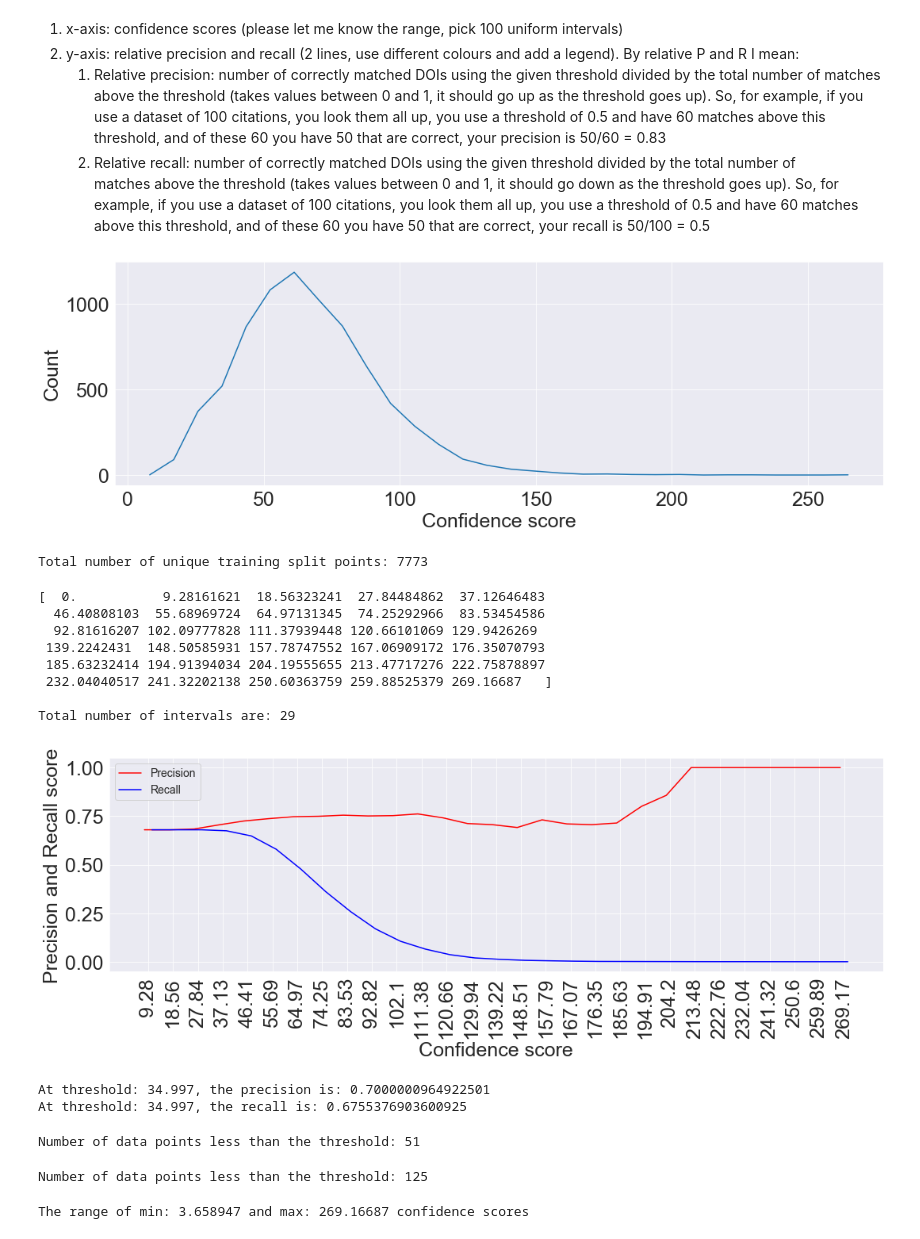
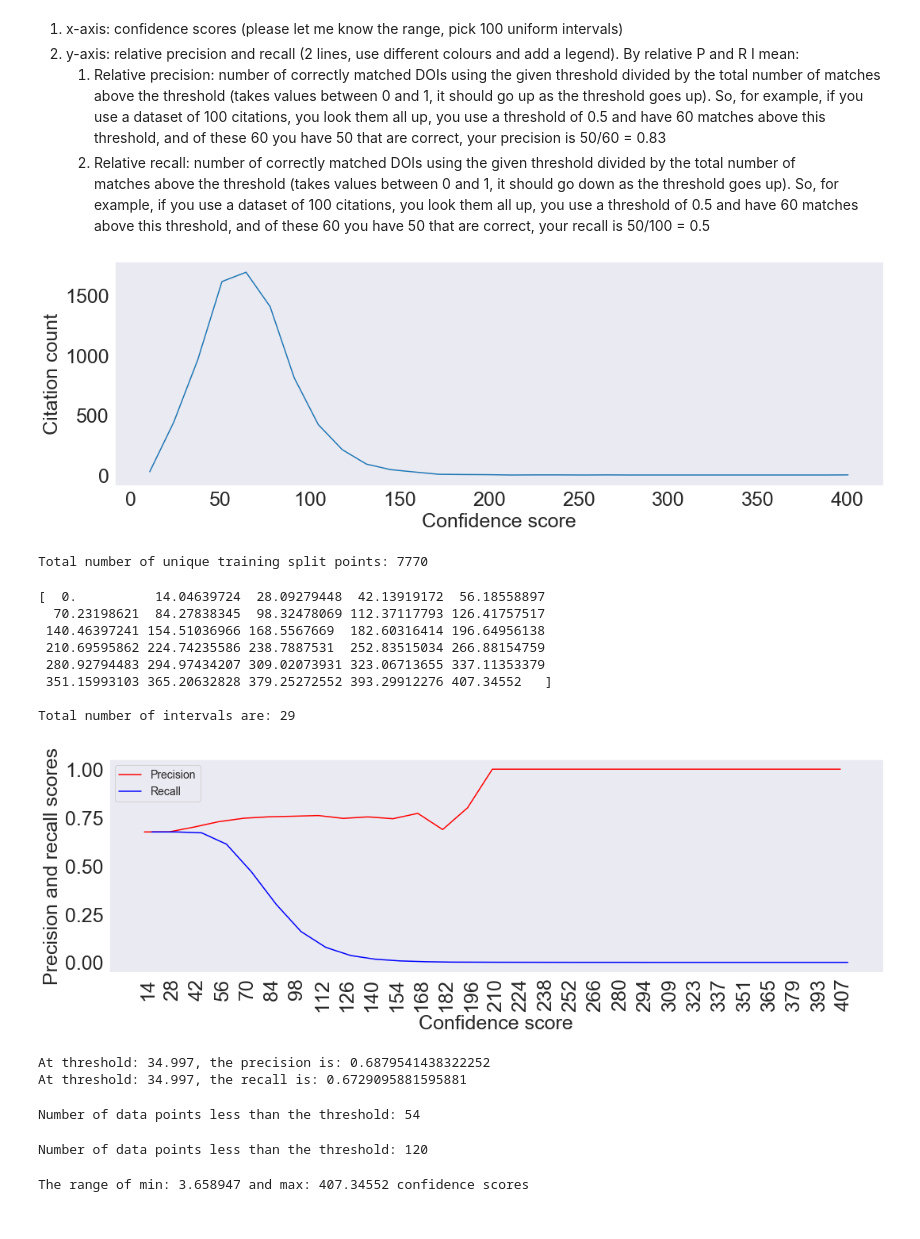
Before and after one commit to Harshdeep1996/cite-classifications-wiki, a Jupyter notebook: lookup/crossref_eval.ipynb, the cells around one changed output. Cells and saved outputs as stored; diff of their text form; code cells hidden in the pictures.

Commit message:
adding updated crossref notebook

```diff
--- a/lookup/crossref_eval.ipynb
+++ b/lookup/crossref_eval.ipynb
@@ -10,6 +10,8 @@ import pandas as pd
 import seaborn as sns
 from tqdm import tqdm_notebook
 import matplotlib.pyplot as plt
+# %%
+sns.set_style('dark')
 # %%
 ## Loading the file which contains the 10000 random citations
 selected_citations = pd.read_csv('selected_citations_for_evaluation_10000.csv')
@@ -84,7 +86,7 @@ def get_eval(score_number, training=True):
     info_threshold = []
     for i in tqdm_notebook(range(len(indices__))):
 
-        with open('lookup_eval/result_{}.txt'.format(indices__[i])) as f:
+        with open('lookup_eval_queried/result_{}.txt'.format(indices__[i])) as f:
             file_content = json.loads(f.read())
 
         if 'items' not in file_content['message'] or len(file_content['message']['items']) == 0:
@@ -200,11 +202,11 @@ p.rcParams.update(params)
 
 p.plot(bincenters, y, '-')
 p.xlabel('Confidence score')
-p.ylabel('Count')
+p.ylabel('Citation count')
 p.tight_layout()
-p.show()
+p.savefig('crossref_one.png')
 # %% [output]
-[figure, old version]
+[figure, new version]
 # %%
 all_data = [i for i in present_first_score] + [i for i in not_present_first_score]
 # %%
@@ -215,7 +217,7 @@ intervals = np.linspace(0, end, 30)
 # %%
 print('Total number of unique training split points: {}'.format(len(all_data)))
 # %% [output]
-Total number of unique training split points: 7773
+Total number of unique training split points: 7770
 # %%
 all_dois = [i[0] for i in all_data]
 # %%
@@ -236,12 +238,12 @@ for ind in range(len(intervals) - 1):
 print(intervals)
 print('\nTotal number of intervals are: {}'.format(len(graph_result)))
 # %% [output]
-[  0.           9.28161621  18.56323241  27.84484862  37.12646483
-  46.40808103  55.68969724  64.97131345  74.25292966  83.53454586
-  92.81616207 102.09777828 111.37939448 120.66101069 129.9426269
- 139.2242431  148.50585931 157.78747552 167.06909172 176.35070793
- 185.63232414 194.91394034 204.19555655 213.47717276 222.75878897
- 232.04040517 241.32202138 250.60363759 259.88525379 269.16687   ]
+[  0.          14.04639724  28.09279448  42.13919172  56.18558897
+  70.23198621  84.27838345  98.32478069 112.37117793 126.41757517
+ 140.46397241 154.51036966 168.5567669  182.60316414 196.64956138
+ 210.69595862 224.74235586 238.7887531  252.83515034 266.88154759
+ 280.92794483 294.97434207 309.02073931 323.06713655 337.11353379
+ 351.15993103 365.20632828 379.25272552 393.29912276 407.34552   ]
 
 Total number of intervals are: 29
 # %%
@@ -251,53 +253,54 @@ n_precision = [i[3] for i in graph_result]
 ind = np.arange(N)  # the x locations for the groups
 width = 0.3      # the width of the bars
 
 fig, ax = plt.subplots()
 fig.set_figheight(5)
 fig.set_figwidth(15)
 
 rects1 = ax.plot(ind, n_precision, width, color='r')
 
 n_recall = [i[4] for i in graph_result]
 rects2 = ax.plot(ind + width, n_recall, width, color='b')
 
 # add some text for labels, title and axes ticks
 ax.set_xlabel('Confidence score')
-ax.set_ylabel('Precision and Recall score')
+ax.set_ylabel('Precision and recall scores')
 ax.set_xticks(ind + width / 2)
 
 plt.tight_layout()
 
 ax.legend((rects1[0], rects2[0]), ('Precision', 'Recall'), prop={'size': 14})
 
-n_xticklabels = [round(i[1], 2) for i in graph_result]
+n_xticklabels = [int(i[1]) for i in graph_result]
 ax.set_xticklabels(n_xticklabels, rotation='vertical')
 
 interval_info = [i[2] for i in graph_result]
 
 for item in ([ax.title, ax.xaxis.label, ax.yaxis.label] +
              ax.get_xticklabels() + ax.get_yticklabels()):
     item.set_fontsize(25)
 
+plt.savefig('crossref_two.png')
 plt.show()
 # %% [output]
-[figure, old version]
+[figure, new version]
 # %%
 print('At threshold: 34.997, the precision is: {}'.format(np.interp(34.997, n_xticklabels, n_precision)))
 print('At threshold: 34.997, the recall is: {}'.format(np.interp(34.997, n_xticklabels, n_recall)))
 # %% [output]
-At threshold: 34.997, the precision is: 0.7000000964922501
-At threshold: 34.997, the recall is: 0.6755376903600925
+At threshold: 34.997, the precision is: 0.6879541438322252
+At threshold: 34.997, the recall is: 0.6729095881595881
 # %%
 ## Out of 1297, 1246 points are greater than the threshold
 print('Number of data points less than the threshold: {}'.format(sum([1 for i in presenting_testing_score if i[1] < 34.997])))
 # %% [output]
-Number of data points less than the threshold: 51
+Number of data points less than the threshold: 54
 # %%
 ## Out of 646, 521 points are greater than the threshold
 print('Number of data points less than the threshold: {}'.format(sum([1 for i in not_present_testing_score if i[1] < 34.997])))
 # %% [output]
-Number of data points less than the threshold: 125
+Number of data points less than the threshold: 120
 # %%
 print('The range of min: {} and max: {} confidence scores'.format(min(all_scores), max(all_scores)))
 # %% [output]
-The range of min: 3.658947 and max: 269.16687 confidence scores
+The range of min: 3.658947 and max: 407.34552 confidence scores
```
Also changed, not shown: parts of 5 cells of this notebook.
